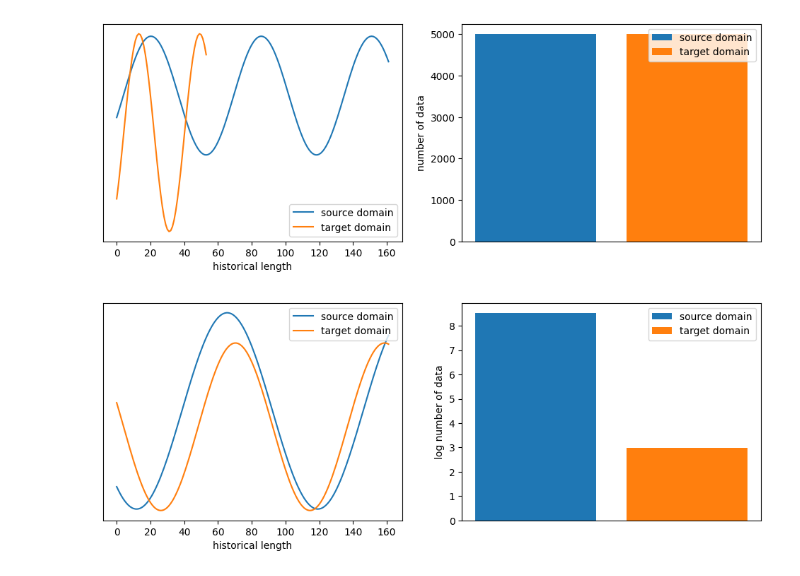
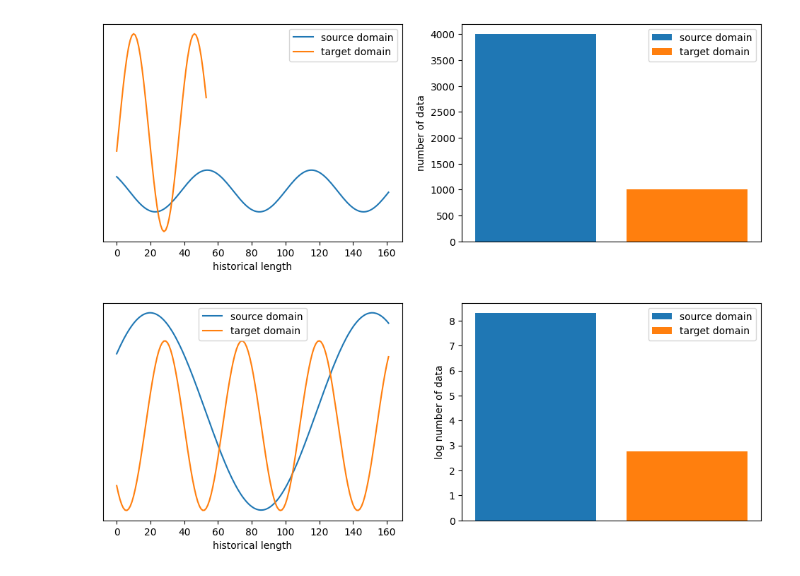
Before and after one commit to leejoonhun/daf, a Jupyter notebook: data/visualize_data.ipynb, the cells around one changed output. Cells and saved outputs as stored; diff of their text form; code cells hidden in the pictures.

```diff
--- a/data/visualize_data.ipynb
+++ b/data/visualize_data.ipynb
@@ -3,31 +3,31 @@ import pickle
 from matplotlib import pyplot as plt
 import numpy as np
 # %%
-with open("coldstart_source.pkl", "rb") as f:
+with open("coldstart_source_train.pkl", "rb") as f:
     src_data = pickle.load(f)
-with open("coldstart_target_36.pkl", "rb") as f:
+with open("coldstart_target_train_36.pkl", "rb") as f:
     tgt_data = pickle.load(f)
 
 
 fig = plt.figure(figsize=(12, 4))
 ax1, ax2 = fig.add_subplot(1, 2, 1), fig.add_subplot(1, 2, 2)
 ax1.plot(src_data[0], label="source domain")
 ax1.plot(tgt_data[0], label="target domain")
 ax1.set_xlabel("historical length")
 ax1.tick_params(labelleft=False, left=False)
 ax1.legend()
 ax2.bar(0, len(src_data), label="source domain")
 ax2.bar(1, len(tgt_data), label="target domain")
 ax2.set_ylabel("number of data")
 ax2.tick_params(labelbottom=False, bottom=False)
 ax2.legend()
 plt.show()
 # %% [output]
-[figure, old version]
+[figure, new version]
 # %%
-with open("fewshot_source.pkl", "rb") as f:
+with open("fewshot_source_train.pkl", "rb") as f:
     src_data = pickle.load(f)
-with open("fewshot_target_20.pkl", "rb") as f:
+with open("fewshot_target_train_20.pkl", "rb") as f:
     tgt_data = pickle.load(f)
 
 fig = plt.figure(figsize=(12, 4))
@@ -44,4 +44,4 @@ ax2.tick_params(labelbottom=False, bottom=False)
 ax2.legend()
 plt.show()
 # %% [output]
-[figure, old version]
+[figure, new version]
```
Also changed, not shown: 27 other files.
